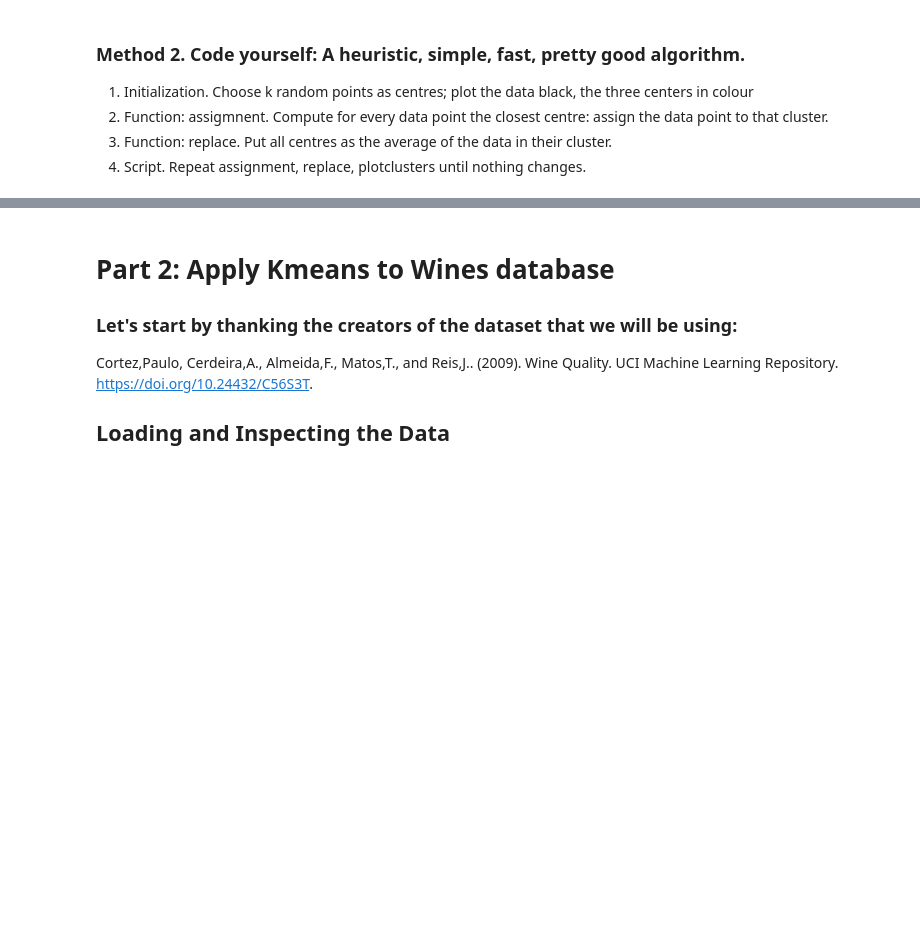
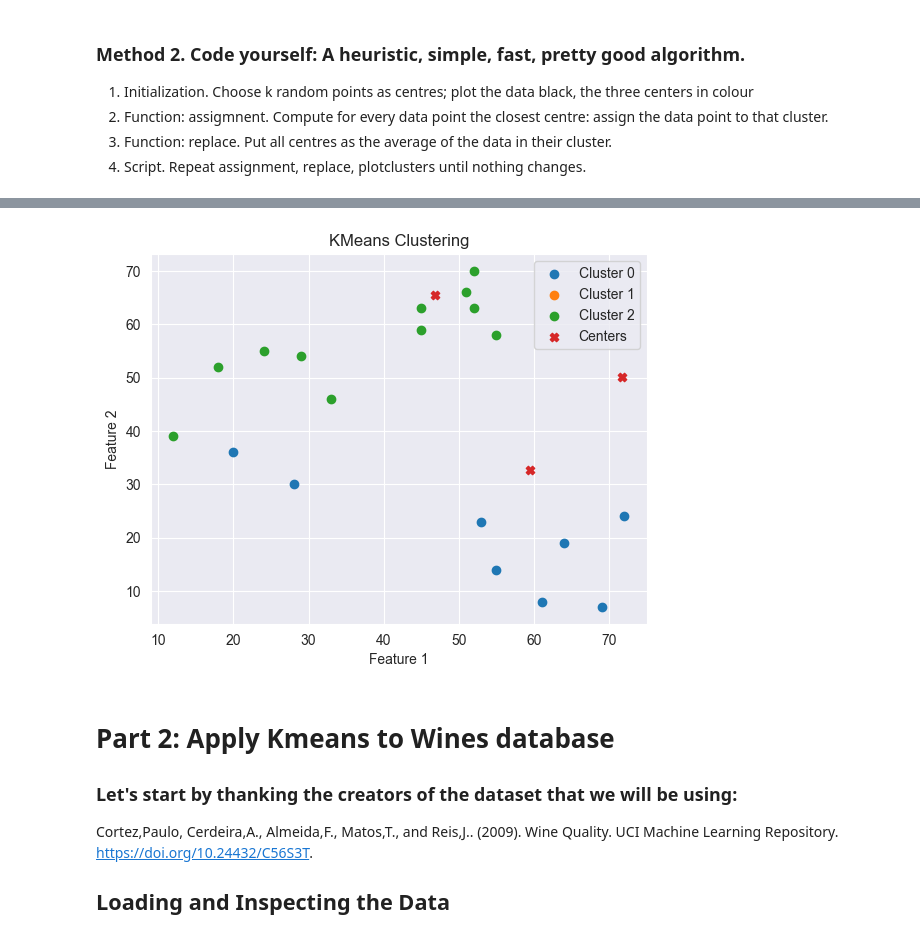
Before and after one commit to BenVigos/Machine-Learning, a Jupyter notebook: Assignment 3/Kmeans_assignment_2025_student.ipynb, the cells around one changed output, grey strips where cells are left out. Cells and saved outputs as stored; diff of their text form; code cells hidden in the pictures; blank space fills up the shorter version.

```diff
--- a/Assignment 3/Kmeans_assignment_2025_student.ipynb
+++ b/Assignment 3/Kmeans_assignment_2025_student.ipynb
@@ -105,3 +103,30 @@ SyntaxError: invalid syntax (1998374261.py, line 3)
+# %%
+## Part 2. Function: assigmnent.
+def assign(centers, data):
+    labels = []
+    data = data.T
+
+    for point in data:
+        distance = [np.linalg.norm(point - center) for center in centers]
+        labels.append(distance.index(min(distance)))
+
+    labels = np.array(labels)
+
+
+    for i in range(k):
+        cluster_points = data[labels == i]
+        plt.scatter(cluster_points[:, 0], cluster_points[:, 1], label=f'Cluster {i}')
+
+    plt.scatter(centers[:, 0], centers[:, 1], marker='X', label='Centers')
+    plt.xlabel('Feature 1')
+    plt.ylabel('Feature 2')
+    plt.title('KMeans Clustering')
+    plt.legend()
+    plt.show()
+
+assign(centers, df)
+# %% [output]
+[figure, added]
 # %%
 ## Part 3. Function: replace.
 ...
```
Also changed, not shown: parts of 3 cells of this notebook.
